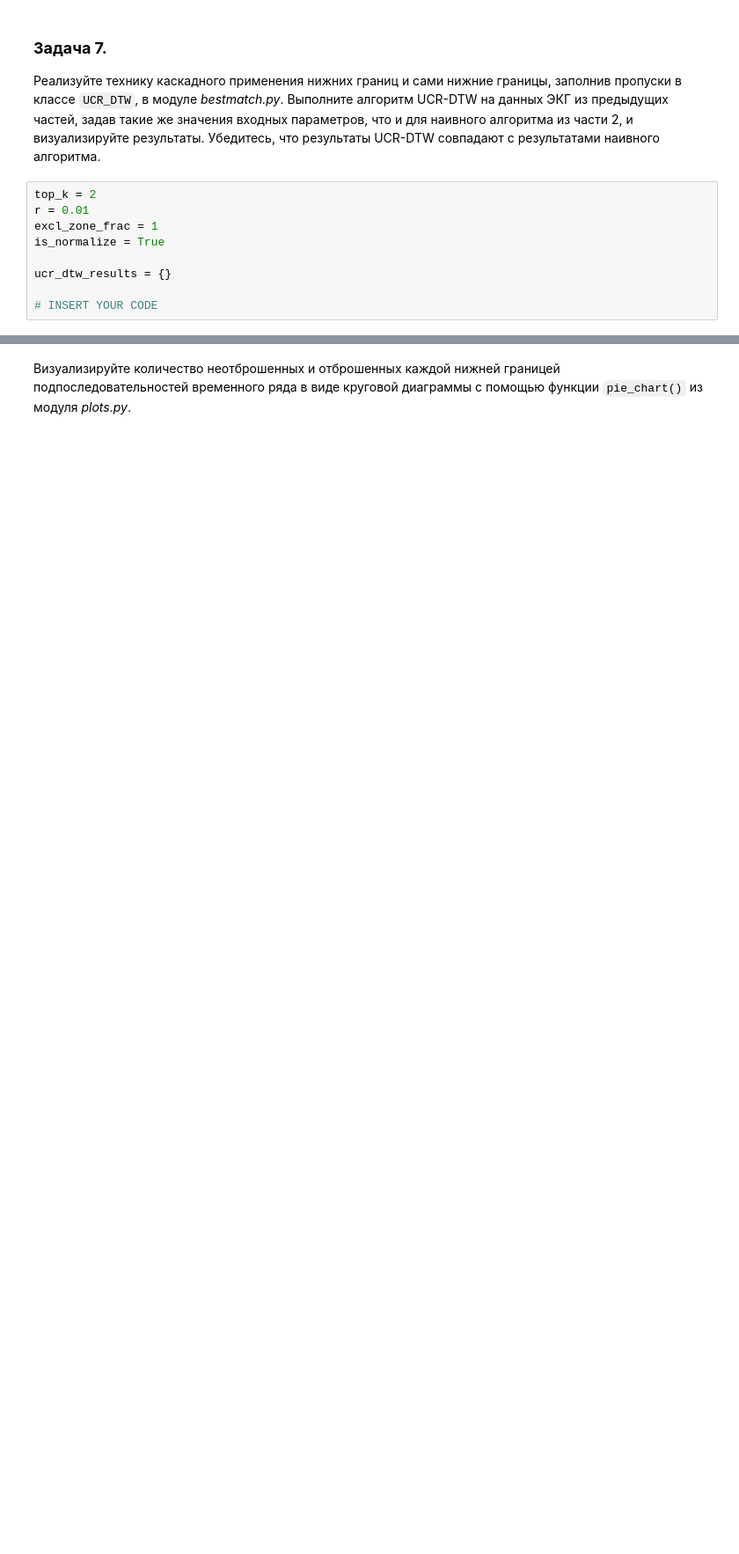
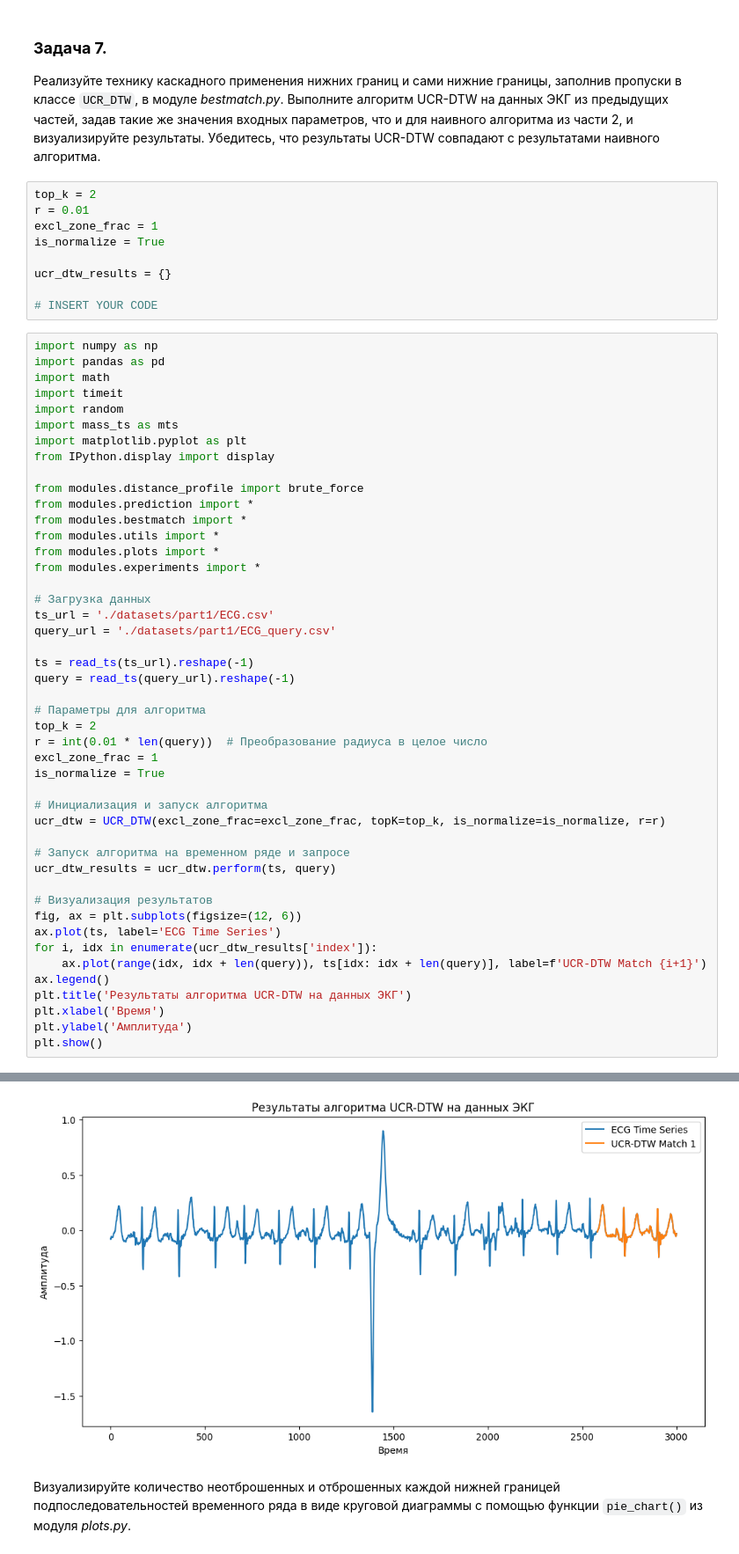
Before and after one commit to wilkak/2024-Gorbunov-TimeSeriesCourse, a Jupyter notebook: practice/02 Similarity search/02 Similarity search.ipynb, the cells around one changed output, grey strips where cells are left out. Shown at 88% size. Drawn from its saved outputs; the diff is of its cells as text; blank space fills up the shorter version.

```diff
--- a/practice/02 Similarity search/02 Similarity search.ipynb
+++ b/practice/02 Similarity search/02 Similarity search.ipynb
@@ -810,3 +830,50 @@ is_normalize = True
 ucr_dtw_results = {}
 
 # INSERT YOUR CODE
+# %%
+import numpy as np
+import pandas as pd
+import math
+import timeit
+import random
+import mass_ts as mts
+import matplotlib.pyplot as plt
+from IPython.display import display
+
+from modules.distance_profile import brute_force
+from modules.prediction import *
+from modules.bestmatch import *
+from modules.utils import *
+from modules.plots import *
+from modules.experiments import *
+
+# Загрузка данных
+ts_url = './datasets/part1/ECG.csv'
+query_url = './datasets/part1/ECG_query.csv'
+
+ts = read_ts(ts_url).reshape(-1)
+query = read_ts(query_url).reshape(-1)
+
+# Параметры для алгоритма
+top_k = 2
+r = int(0.01 * len(query))  # Преобразование радиуса в целое число
+excl_zone_frac = 1
+is_normalize = True
+
+# Инициализация и запуск алгоритма
+ucr_dtw = UCR_DTW(excl_zone_frac=excl_zone_frac, topK=top_k, is_normalize=is_normalize, r=r)
+
+# Запуск алгоритма на временном ряде и запросе
+ucr_dtw_results = ucr_dtw.perform(ts, query)
+
+# Визуализация результатов
+fig, ax = plt.subplots(figsize=(12, 6))
+ax.plot(ts, label='ECG Time Series')
+for i, idx in enumerate(ucr_dtw_results['index']):
+    ax.plot(range(idx, idx + len(query)), ts[idx: idx + len(query)], label=f'UCR-DTW Match {i+1}')
+ax.legend()
+plt.title('Результаты алгоритма UCR-DTW на данных ЭКГ')
+plt.xlabel('Время')
+plt.ylabel('Амплитуда')
+plt.show()
+# %% [output]
@@ -813,2 +884,3 @@ ucr_dtw_results = {}
+[figure, added]
 # %% [markdown]
 Визуализируйте количество неотброшенных и отброшенных каждой нижней границей подпоследовательностей временного ряда в виде круговой диаграммы с помощью функции `pie_chart()` из модуля *plots.py*.
```
Also changed, not shown: parts of 11 cells of this notebook, 6 other files.
